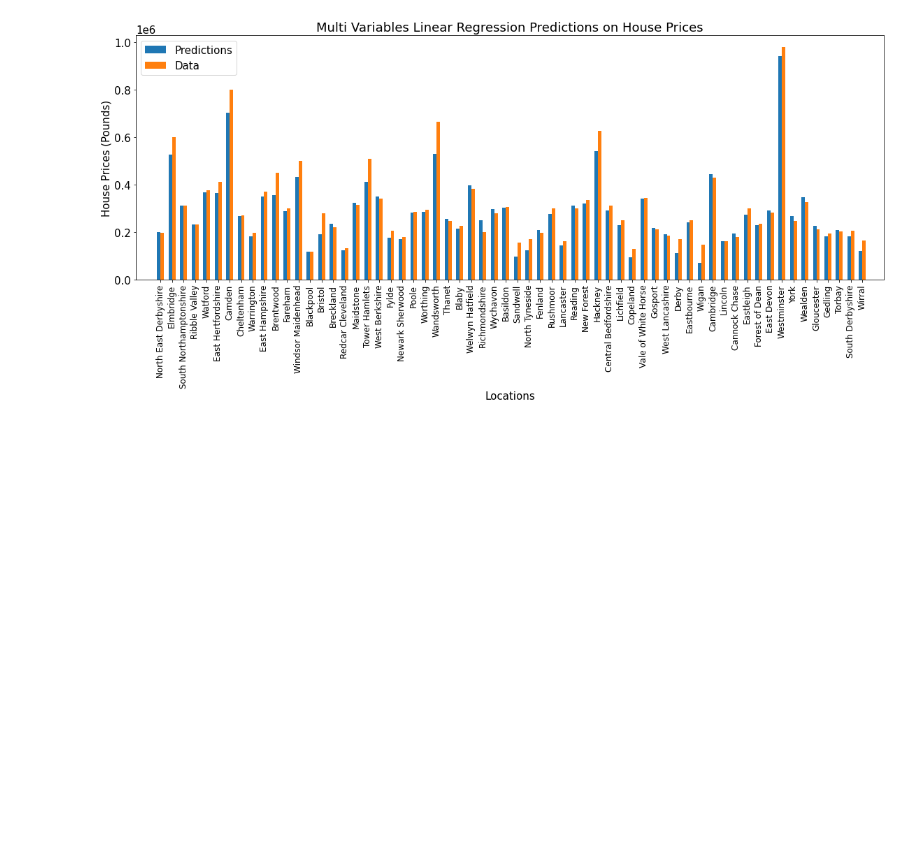
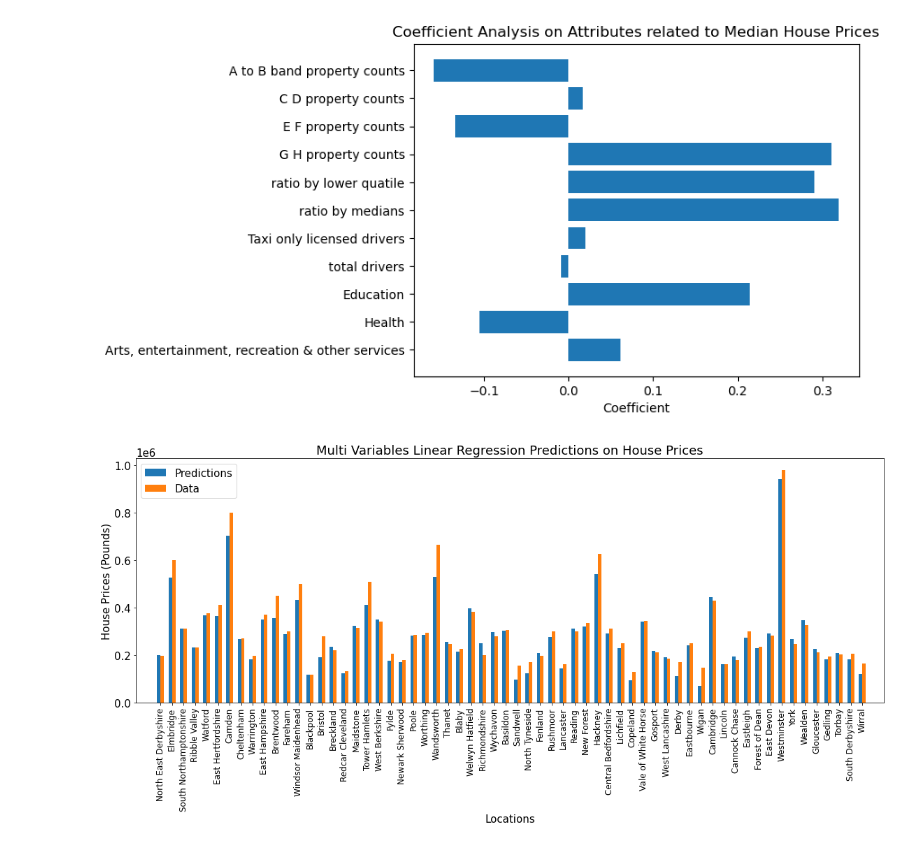
Before and after one commit to SIthodox2286/mdm_3_phace_C, a Jupyter notebook: multi_variable_linear_regression_analysis.ipynb, the cells around one changed output. Saved outputs shown, nothing was run; the diff lists cells and outputs as text; code cells hidden in the pictures; blank space fills up the shorter version.

```diff
--- a/multi_variable_linear_regression_analysis.ipynb
+++ b/multi_variable_linear_regression_analysis.ipynb
@@ -99,9 +99,29 @@ f_predictions = denormal(f_predictions,test_y)
 example_mlr_scores = pd.DataFrame(example_model.coef_)
 # %%
 example_mlr_scores.columns = ['Scores']
-example_mlr_scores.index = ['A_B_property_counts','C_D_property_counts','E_F_property_counts','G_H_property_counts',
-                           'ratio_by_lower_quatile','ratio_by_medians','Taxi_only_licensed_drivers','total_drivers','Education',
+example_mlr_scores.index = ['A to B band property counts','C D property counts','E F property counts','G H property counts',
+                           'ratio by lower quatile','ratio by medians','Taxi only licensed drivers','total drivers','Education',
                            'Health','Arts, entertainment, recreation & other services']
+# %%
+# Fixing random state for reproducibility
+np.random.seed(0)
+plt.rcdefaults()
+fig, ax = plt.subplots()
+
+# Example data
+x_names = list(example_mlr_scores.index[:])
+y_pos = np.arange(len(x_names))
+
+ax.barh(y_pos, example_mlr_scores['Scores'].values, align='center')
+ax.invert_yaxis()  # labels read top-to-bottom
+ax.set_yticks(y_pos)
+ax.set_yticklabels(list(x_names))
+ax.set_xlabel('Coefficient')
+ax.set_title('Coefficient Analysis on Attributes related to Median House Prices')
+plt.savefig('Figure/mlr_Coefficient_analysis.png')
+plt.show()
+# %% [output]
+[figure, added]
 # %%
 cwd = os.getcwd()
 example_mlr_scores.to_csv(os.path.join(cwd, "example_mlr_model_scores.csv"))
```
Also changed, not shown: parts of 1 cell of this notebook, 2 other files.
